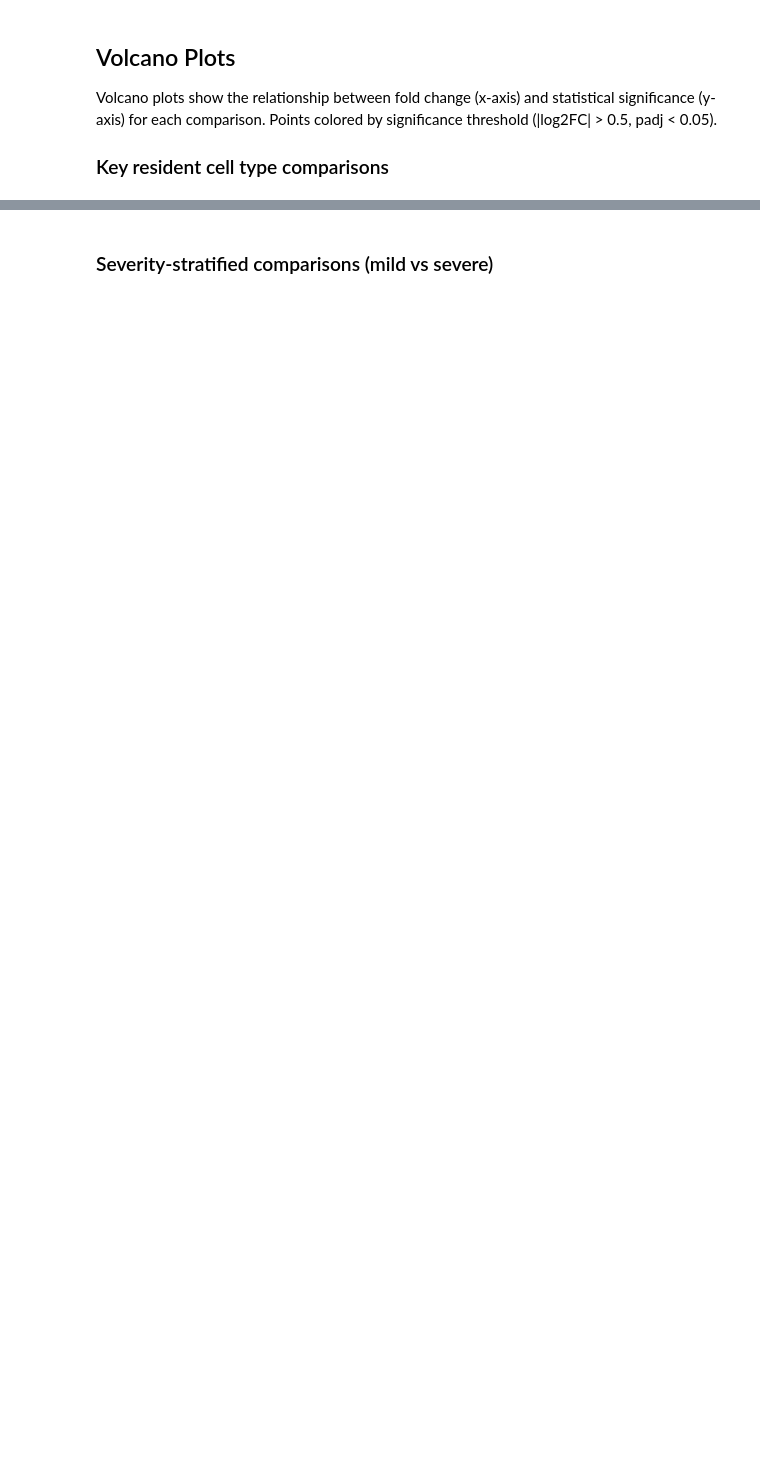
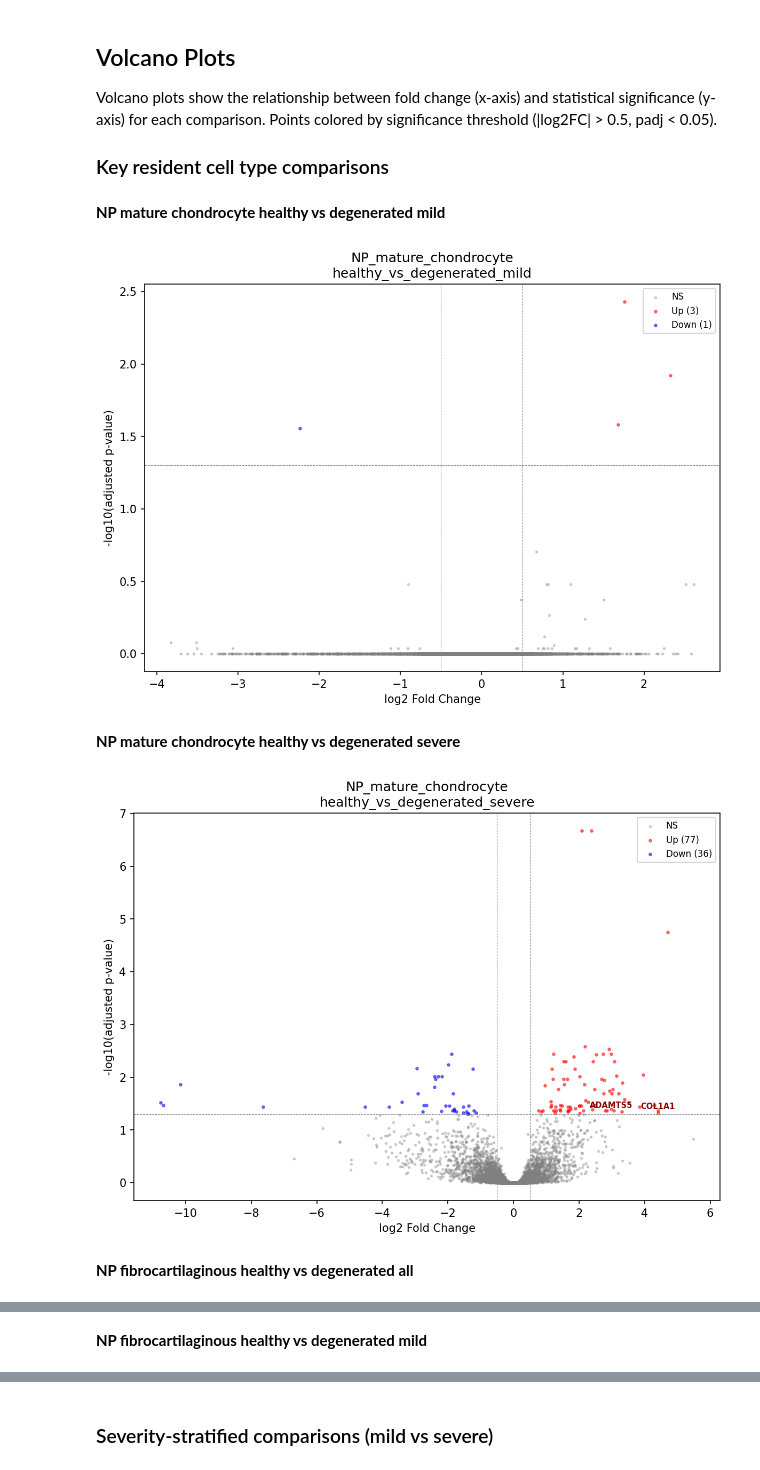
Before and after one commit to SuLab/lotz-ivd, a Jupyter notebook: notebooks/06_differential.ipynb, the cells around one changed output, grey strips where cells are left out. Cells and saved outputs as stored; diff of their text form; code cells hidden in the pictures; blank space fills up the shorter version.

```diff
--- a/notebooks/06_differential.ipynb
+++ b/notebooks/06_differential.ipynb
@@ -79,22 +129,37 @@ statistical significance (y-axis) for each comparison. Points colored by
 significance threshold (|log2FC| > 0.5, padj < 0.05).
 
 ### Key resident cell type comparisons
-# %%
-# Display key volcano plots for resident cell types
-key_volcanos = [
-    'volcano_NP_mature_chondrocyte_healthy_vs_degenerated_all.png',
-    'volcano_NP_fibrocartilaginous_healthy_vs_degenerated_all.png',
-    'volcano_AF_outer_healthy_vs_degenerated_all.png',
-    'volcano_AF_inner_healthy_vs_degenerated_all.png',
-    'volcano_EP_hyaline_healthy_vs_degenerated_all.png',
-    'volcano_Endothelial_cells_healthy_vs_degenerated_all.png',
-]
-
-for fname in key_volcanos:
-    fpath = VOLCANO_DIR / fname
-    if fpath.exists():
-        label = fname.replace('volcano_', '').replace('.png', '').replace('_', ' ')
-        display(Markdown(f'**{label}**'))
-        display(Image(filename=str(fpath), width=700))
-    else:
-        print(f'Not found: {fname}')
+# %%
+# Display key volcano plots for resident cell types
+# Dynamically find available volcano plots rather than hardcoding filenames
+key_patterns = [
+    'NP_mature_chondrocyte_healthy',
+    'NP_fibrocartilaginous_healthy',
+    'AF_outer_healthy',
+    'AF_inner_healthy',
+    'EP_hyaline_healthy',
+    'NP_notochordal_healthy',
+]
+
+for pattern in key_patterns:
+    matches = sorted(VOLCANO_DIR.glob(f'volcano_{pattern}*.png'))
+    for fpath in matches:
+        label = fpath.stem.replace('volcano_', '').replace('_', ' ')
+        display(Markdown(f'**{label}**'))
+        display(Image(filename=str(fpath), width=700))
+
+# Show any healthy-vs comparisons not covered above
+shown = set()
+for pattern in key_patterns:
+    shown.update(f.name for f in VOLCANO_DIR.glob(f'volcano_{pattern}*.png'))
+remaining_healthy = sorted(f for f in VOLCANO_DIR.glob('*healthy*.png') if f.name not in shown)
+for fpath in remaining_healthy:
+    label = fpath.stem.replace('volcano_', '').replace('_', ' ')
+    display(Markdown(f'**{label}**'))
+    display(Image(filename=str(fpath), width=700))
+# %% [output]
+**NP mature chondrocyte healthy vs degenerated mild**
+[figure, added]
+**NP mature chondrocyte healthy vs degenerated severe**
+[figure, added]
+**NP fibrocartilaginous healthy vs degenerated all**
@@ -100,0 +167 @@ for fname in key_volcanos:
+**NP fibrocartilaginous healthy vs degenerated mild**
```
Also changed, not shown: parts of 11 cells of this notebook, 5 other files.
